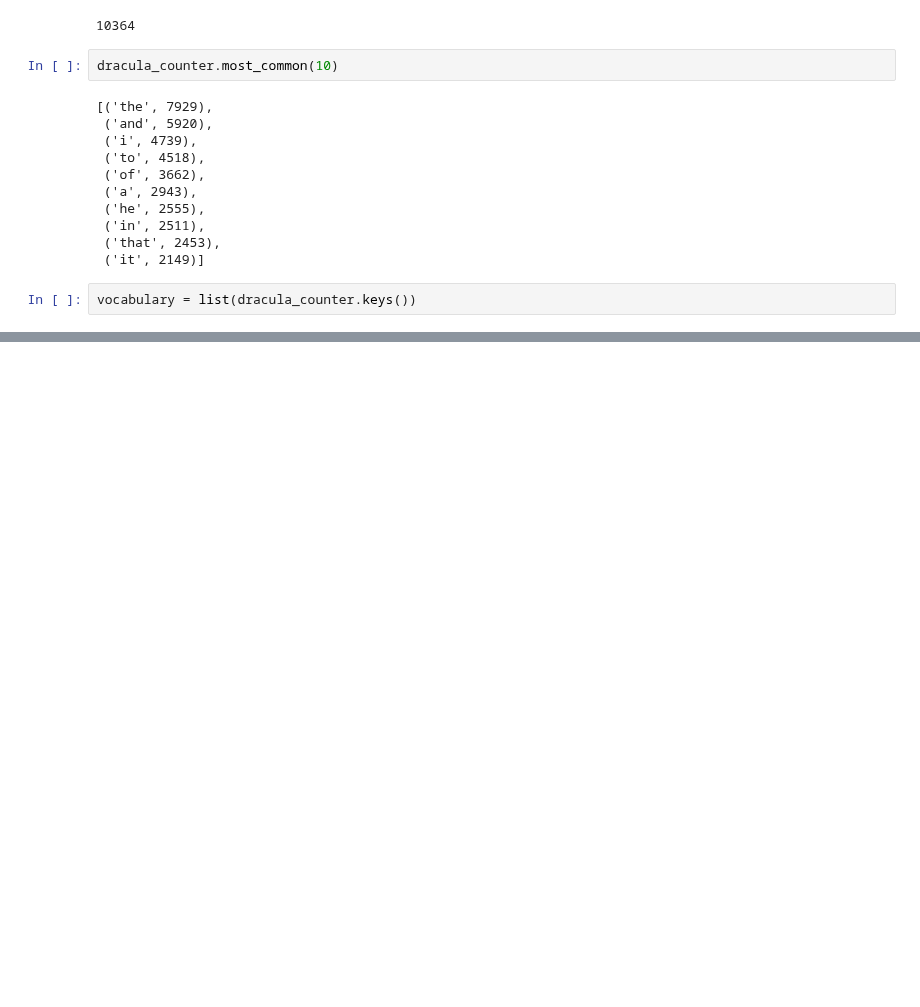
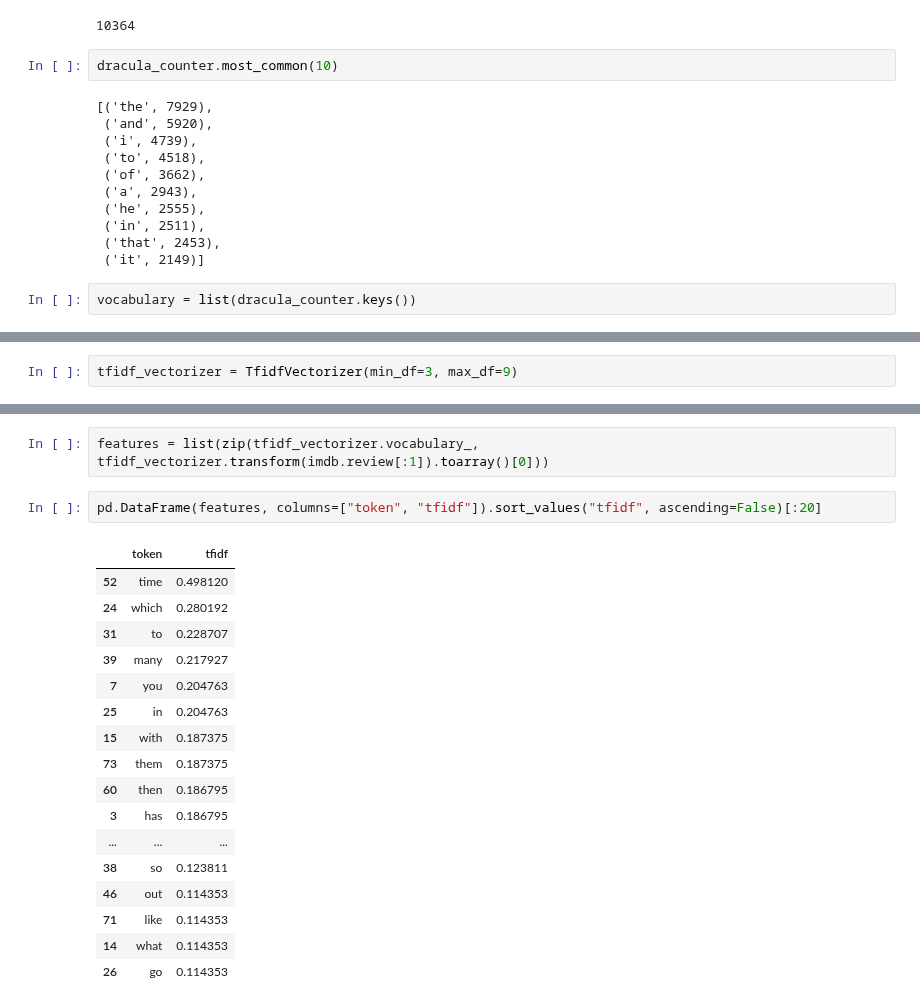
Before and after one commit to PlamenPlamenovStanchev/Data-Science, a Jupyter notebook: Working with Text/Working-with-text.ipynb, the cells around one changed output, grey strips where cells are left out. Drawn from its saved outputs; the diff is of its cells as text; blank space fills up the shorter version.

```diff
--- a/Working with Text/Working-with-text.ipynb
+++ b/Working with Text/Working-with-text.ipynb
@@ -219,0 +567,2 @@ LookupError:
+# %%
+tfidf_vectorizer = TfidfVectorizer(min_df=3, max_df=9)
@@ -219,0 +643,22 @@ LookupError:
+# %%
+features = list(zip(tfidf_vectorizer.vocabulary_, tfidf_vectorizer.transform(imdb.review[:1]).toarray()[0]))
+# %%
+pd.DataFrame(features, columns=["token", "tfidf"]).sort_values("tfidf", ascending=False)[:20]
+# %% [output]
+|  | token | tfidf |
+| 52 | time | 0.498120 |
+| 24 | which | 0.280192 |
+| 31 | to | 0.228707 |
+| 39 | many | 0.217927 |
+| 7 | you | 0.204763 |
+| 25 | in | 0.204763 |
+| 15 | with | 0.187375 |
+| 73 | them | 0.187375 |
+| 60 | then | 0.186795 |
+| 3 | has | 0.186795 |
+| ... | ... | ... |
+| 38 | so | 0.123811 |
+| 46 | out | 0.114353 |
+| 71 | like | 0.114353 |
+| 14 | what | 0.114353 |
+| 26 | go | 0.114353 |
```
Also changed, not shown: parts of 63 cells of this notebook, 7 other files.
